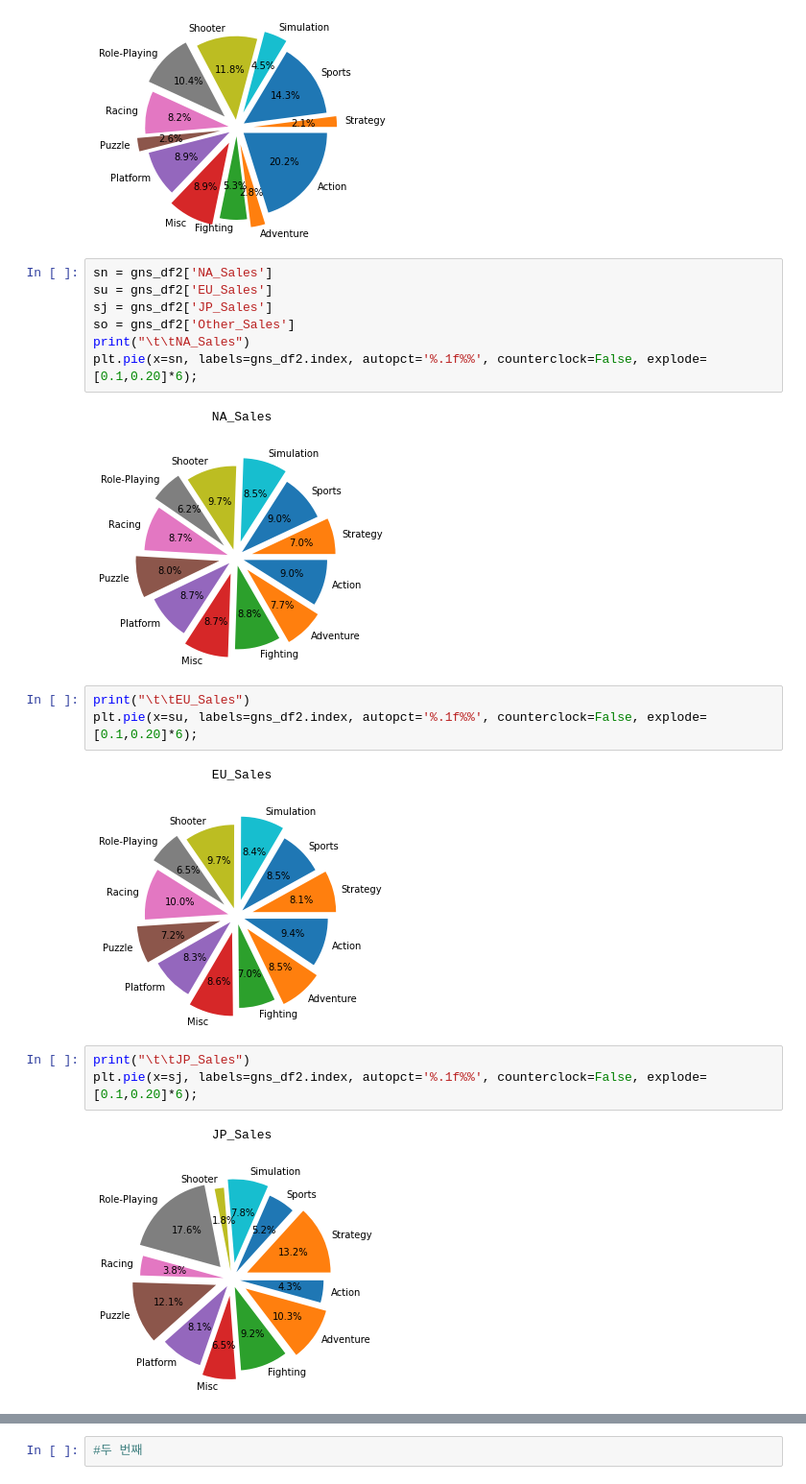
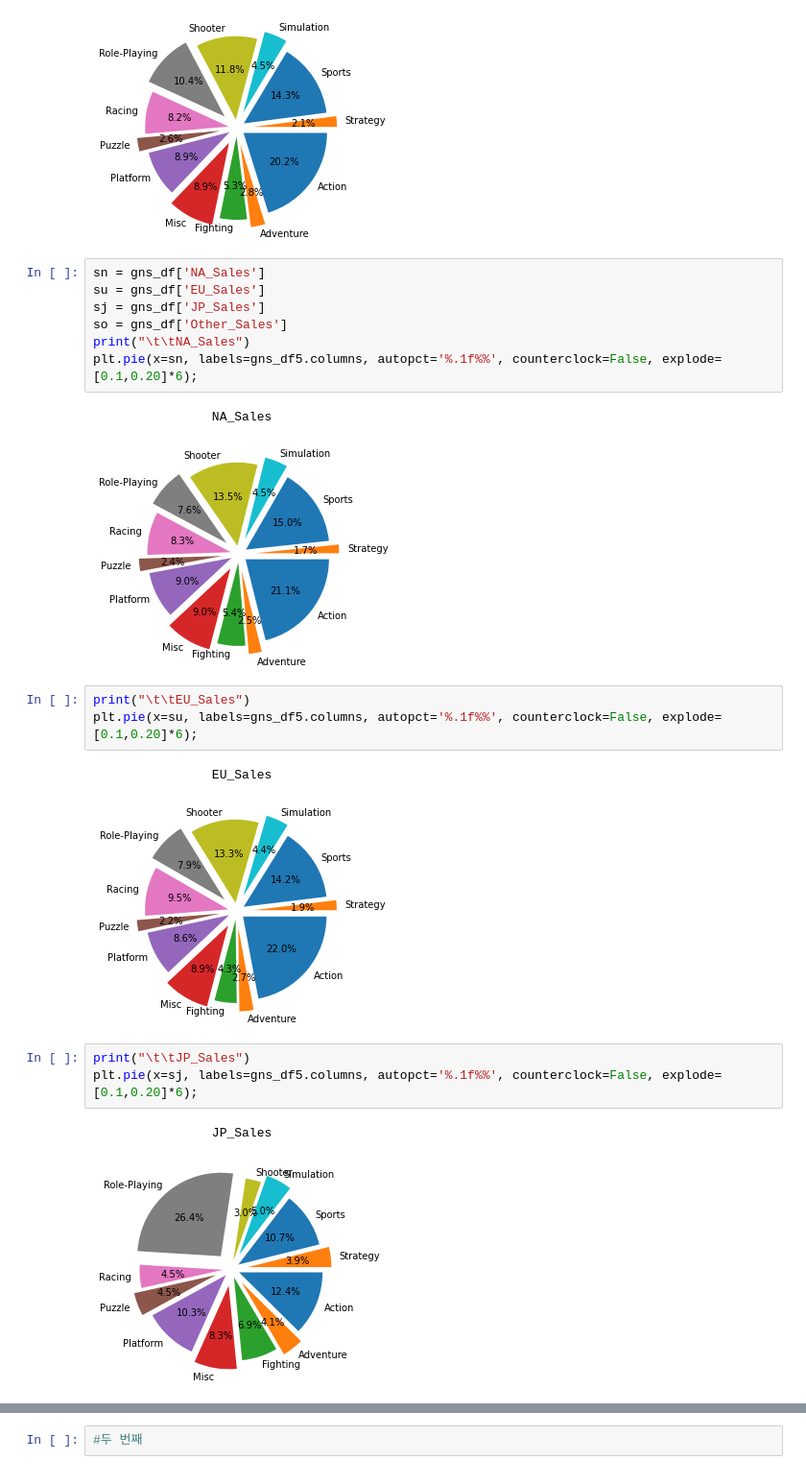
Before and after one commit to zookeeper464/data-analysis, a Jupyter notebook: Untitled22.ipynb, the cells around one changed output, grey strips where cells are left out. Shown at 96% size. Saved outputs shown, nothing was run; the diff lists cells and outputs as text.

```diff
--- a/Untitled22.ipynb
+++ b/Untitled22.ipynb
@@ -148,27 +165,27 @@ plt.pie(x=s, labels=gns_df10.iloc[:-1].index, autopct='%.1f%%', counterclock=Fal
 # %% [output]
 [figure]
 # %%
-sn = gns_df2['NA_Sales']
-su = gns_df2['EU_Sales']
-sj = gns_df2['JP_Sales']
-so = gns_df2['Other_Sales']
+sn = gns_df['NA_Sales']
+su = gns_df['EU_Sales']
+sj = gns_df['JP_Sales']
+so = gns_df['Other_Sales']
 print("\t\tNA_Sales")
-plt.pie(x=sn, labels=gns_df2.index, autopct='%.1f%%', counterclock=False, explode=[0.1,0.20]*6);
+plt.pie(x=sn, labels=gns_df5.columns, autopct='%.1f%%', counterclock=False, explode=[0.1,0.20]*6);
 # %% [output]
                 NA_Sales
-[figure, old version]
+[figure, new version]
 # %%
 print("\t\tEU_Sales")
-plt.pie(x=su, labels=gns_df2.index, autopct='%.1f%%', counterclock=False, explode=[0.1,0.20]*6);
+plt.pie(x=su, labels=gns_df5.columns, autopct='%.1f%%', counterclock=False, explode=[0.1,0.20]*6);
 # %% [output]
                 EU_Sales
-[figure, old version]
+[figure, new version]
 # %%
 print("\t\tJP_Sales")
-plt.pie(x=sj, labels=gns_df2.index, autopct='%.1f%%', counterclock=False, explode=[0.1,0.20]*6);
+plt.pie(x=sj, labels=gns_df5.columns, autopct='%.1f%%', counterclock=False, explode=[0.1,0.20]*6);
 # %% [output]
                 JP_Sales
-[figure, old version]
+[figure, new version]
 # %%
 print("\t\tOther_Sales")
 plt.pie(x=so, labels=gns_df2.index, autopct='%.1f%%', counterclock=False, explode=[0.1,0.20]*6);
```
Also changed, not shown: parts of 34 cells of this notebook.
